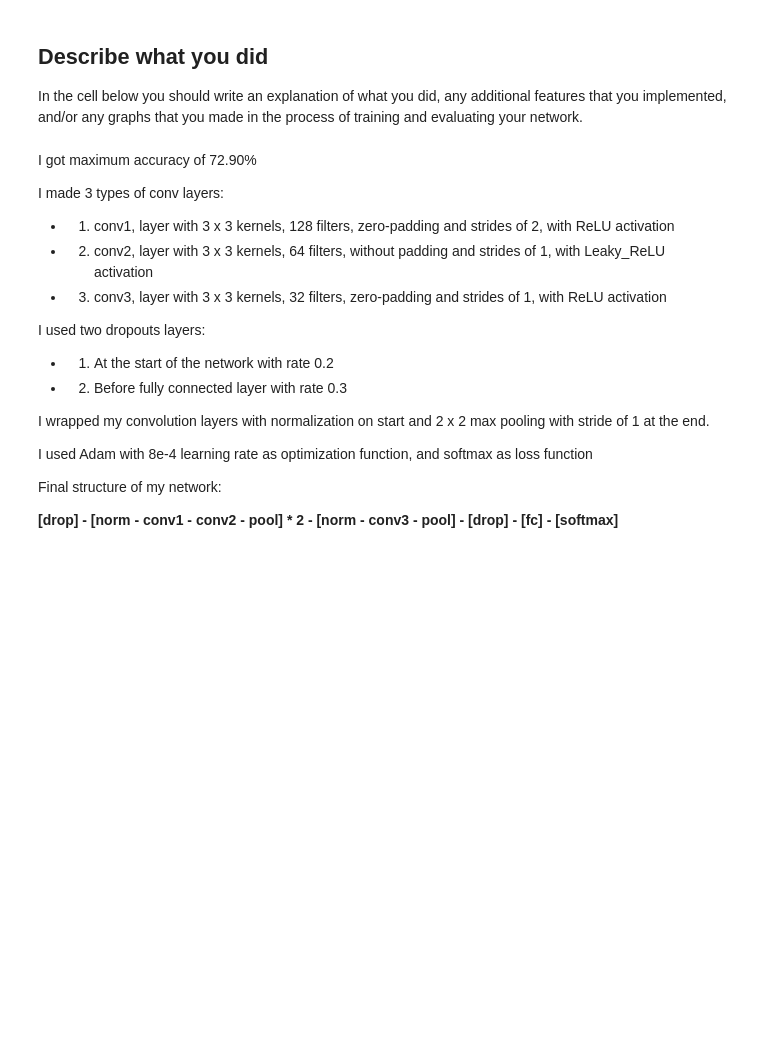
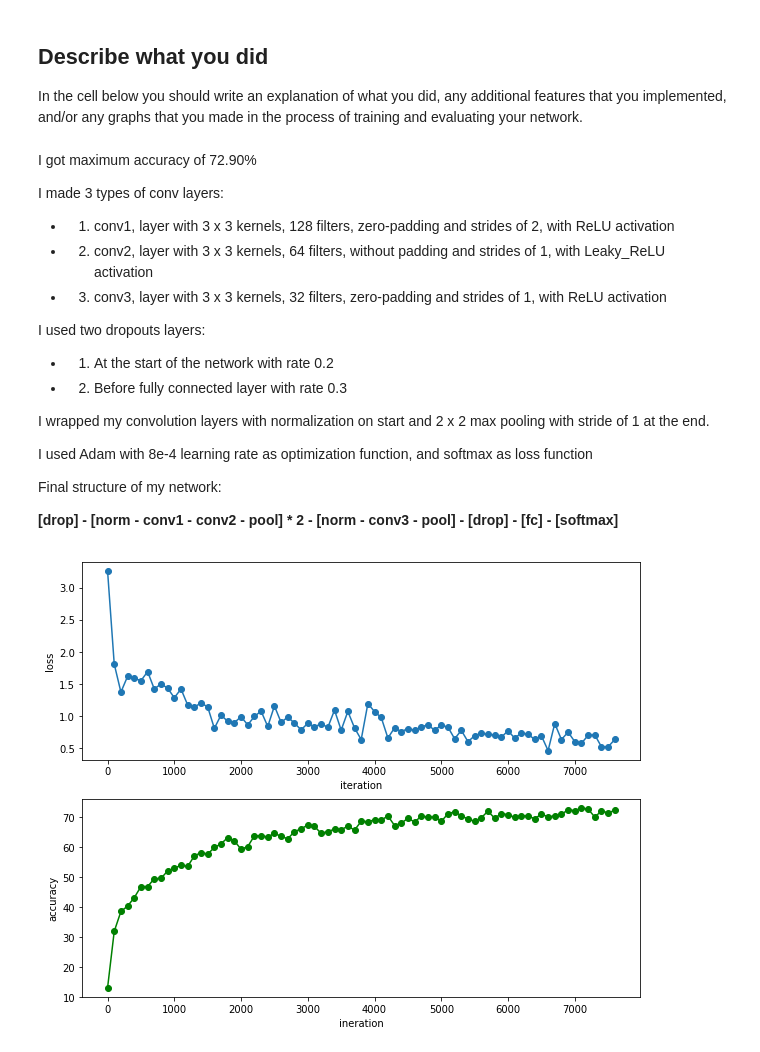
Before and after one commit to e1four15f/cs231n, a Jupyter notebook: assignment2/TensorFlow.ipynb, the cells around one changed output. Saved outputs shown, nothing was run; the diff lists cells and outputs as text; code cells hidden in the pictures; blank space fills up the shorter version.

Commit message:
Added graph

```diff
--- a/assignment2/TensorFlow.ipynb
+++ b/assignment2/TensorFlow.ipynb
@@ -1333,8 +1333,8 @@ I made 3 types of conv layers:
 - 3) conv3, layer with 3 x 3 kernels, 32 filters, zero-padding and strides of 1, with ReLU activation
 
 I used two dropouts layers:
-- 1. At the start of the network with rate 0.2
-- 2. Before fully connected layer with rate 0.3
+- 1) At the start of the network with rate 0.2
+- 2) Before fully connected layer with rate 0.3
 
 I wrapped my convolution layers with normalization on start and 2 x 2 max pooling with stride of 1 at the end.
 
@@ -1343,3 +1343,22 @@ I used Adam with 8e-4 learning rate as optimization function, and softmax as los
 Final structure of my network:
 
 <b>[drop] - [norm - conv1 - conv2 - pool] * 2 - [norm - conv3 - pool] - [drop] - [fc] - [softmax]<b>
+# %%
+import matplotlib.pyplot as plt
+%matplotlib inline
+plt.rcParams['figure.figsize'] = (10.0, 8.0) # set default size of plots
+plt.rcParams['image.interpolation'] = 'nearest'
+plt.rcParams['image.cmap'] = 'gray'
+# %%
+plt.subplot(2, 1, 1)
+plt.plot(iteration, loss, '-o')
+plt.xlabel('iteration')
+plt.ylabel('loss')
+
+plt.subplot(2, 1, 2)
+plt.plot(iteration, acc, 'g-o')
+plt.xlabel('ineration')
+plt.ylabel('accuracy')
+plt.show()
+# %% [output]
+[figure, added]
```
